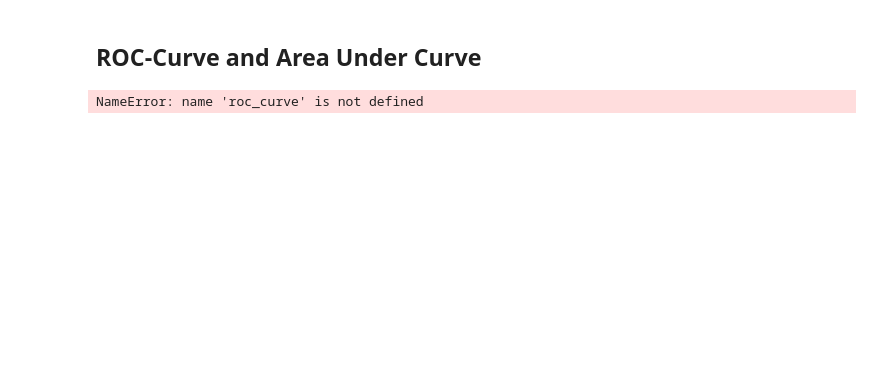
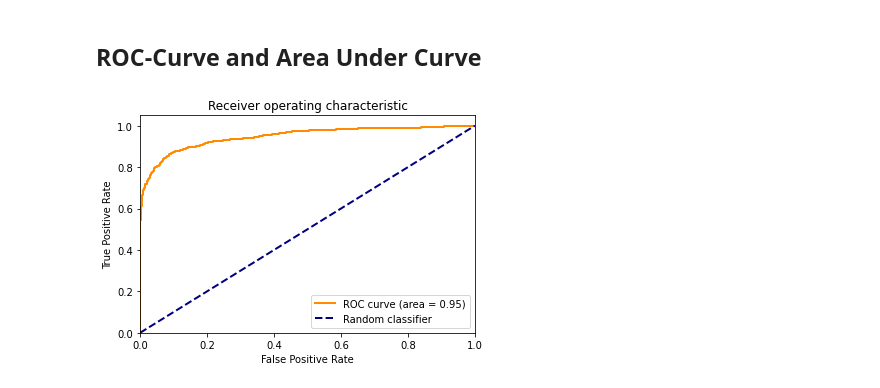
Before and after one commit to geirtul/event_classification_example, a Jupyter notebook: notebooks/dense_neural_network.ipynb, the cells around one changed output. Saved outputs shown, nothing was run; the diff lists cells and outputs as text; code cells hidden in the pictures; blank space fills up the shorter version.

```diff
--- a/notebooks/dense_neural_network.ipynb
+++ b/notebooks/dense_neural_network.ipynb
@@ -171,17 +176,7 @@ MCC: 0.7222263788101623
 # %% [markdown]
 ## ROC-Curve and Area Under Curve
-# %%
-fpr, tpr, thresholds = roc_curve(labels[val_idx], pred)
-roc_auc = roc_auc_score(labels[val_idx], pred)
-# Plot the curve. Just like the history plot, we'll save this as a function too
-plt.plot(fpr, tpr, color='darkorange', lw=2, label="ROC curve (area = {:0.2f})".format(roc_auc))
-plt.plot([0, 1], [0, 1], color='navy', lw=2, linestyle='--')
-plt.xlim([0.0, 1.0])
-plt.ylim([0.0, 1.05])
-plt.xlabel('False Positive Rate')
-plt.ylabel('True Positive Rate')
-plt.title('Receiver operating characteristic')
-plt.legend()
-plt.show()
-# %% [output]
-NameError: name 'roc_curve' is not defined
+# %%
+# Use the function we saved from the notebook on logistic regression
+plot_roc_auc(labels[val_idx], pred)
+# %% [output]
+[figure, added]
```
Also changed, not shown: parts of 4 cells of this notebook, 2 other files.
